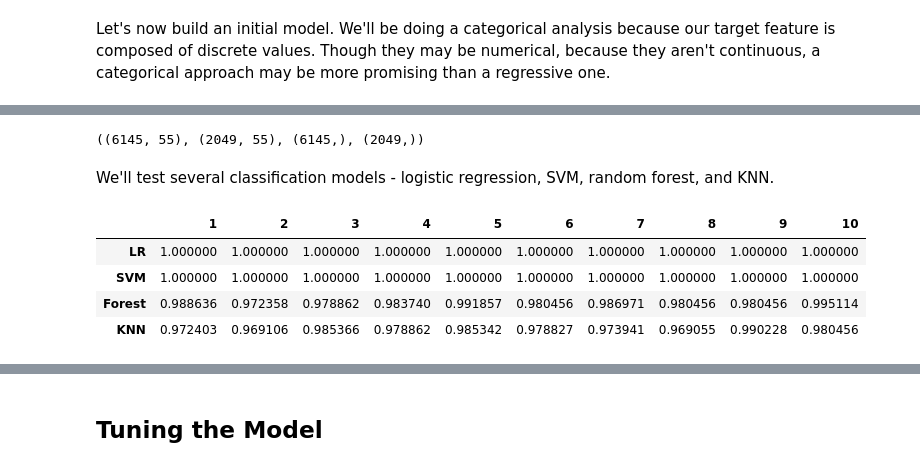
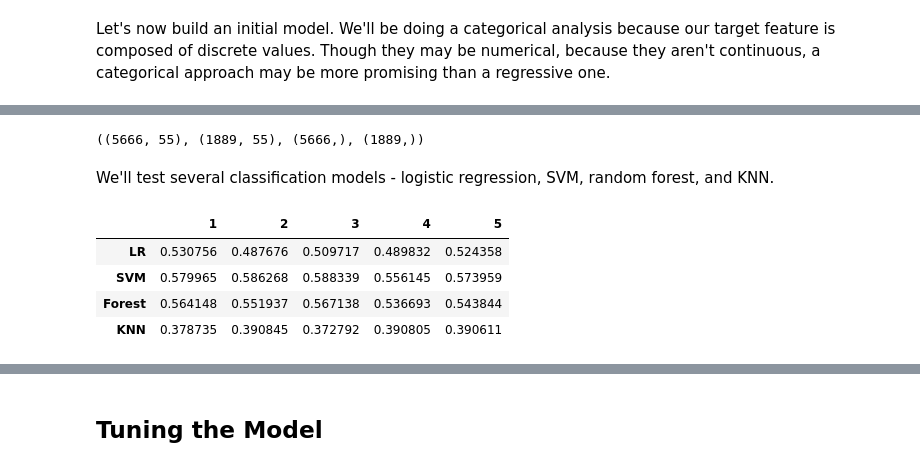
Before and after one commit to kjd999/Additional-Projects, a Jupyter notebook: Google Play Store Project/GooglePlayPred.ipynb, the cells around one changed output, grey strips where cells are left out. Saved outputs shown, nothing was run; the diff lists cells and outputs as text; code cells hidden in the pictures.

```diff
--- a/Google Play Store Project/GooglePlayPred.ipynb
+++ b/Google Play Store Project/GooglePlayPred.ipynb
@@ -426,0 +433,2 @@ Name: Installs, dtype: int64
+# %%
+gp.drop(gp.loc[gp['Installs'] <= 500].index, inplace=True)
@@ -978,0 +1016,4 @@ gpa = pd.get_dummies(gpa, columns=['Category', 'Type', 'Content Rating', 'Androi
+# %%
+# Move target variable to the end of the dataset
+feature_order = [feature for feature in list(gpa.columns) if feature not in ["Installs"]] + ["Installs"]
+gpa = gpa.loc[:, feature_order]
@@ -995,7 +1045,7 @@ X_train, X_test, y_train, y_test = train_test_split(X, y,
 # %%
 X_train.shape, X_test.shape, y_train.shape, y_test.shape
 # %% [output]
-((6145, 55), (2049, 55), (6145,), (2049,))
+((5666, 55), (1889, 55), (5666,), (1889,))
 # %%
 # standardize features using scikit-learn
 from sklearn.preprocessing import StandardScaler
@@ -1040,24 +1090,24 @@ forest = RandomForestClassifier(n_estimators=10)
 from sklearn.neighbors import KNeighborsClassifier
 knn = KNeighborsClassifier(n_neighbors=5)
 # %%
-# 10-fold cross validation for multiple algorithms
-# scoring parameter: 'accuracy', 'precision', 'recall', ‘balanced_accuracy’
+# 5-fold cross validation for multiple algorithms
+
 from sklearn.model_selection import cross_val_score
 classifiers = [log_reg, svm, forest, knn]
 
 model_scores = []
 for clf in classifiers:
-    model_scores.append(cross_val_score(clf, X_train_std, y_train, scoring='accuracy', cv=10))
+    model_scores.append(cross_val_score(clf, X_train_std, y_train, scoring='accuracy', cv=5))
 # %%
 # use a DataFrame to view the cross validation results
 
-models_df = pd.DataFrame(model_scores, columns=[1,2,3,4,5,6,7,8,9,10],
+models_df = pd.DataFrame(model_scores, columns=[1,2,3,4,5],
                                index=["LR", "SVM", "Forest", "KNN"])
 models_df
 # %% [output]
-|  | 1 | 2 | 3 | 4 | 5 | 6 | 7 | 8 | 9 | 10 |
-| LR | 1.000000 | 1.000000 | 1.000000 | 1.000000 | 1.000000 | 1.000000 | 1.000000 | 1.000000 | 1.000000 | 1.000000 |
-| SVM | 1.000000 | 1.000000 | 1.000000 | 1.000000 | 1.000000 | 1.000000 | 1.000000 | 1.000000 | 1.000000 | 1.000000 |
-| Forest | 0.988636 | 0.972358 | 0.978862 | 0.983740 | 0.991857 | 0.980456 | 0.986971 | 0.980456 | 0.980456 | 0.995114 |
-| KNN | 0.972403 | 0.969106 | 0.985366 | 0.978862 | 0.985342 | 0.978827 | 0.973941 | 0.969055 | 0.990228 | 0.980456 |
+|  | 1 | 2 | 3 | 4 | 5 |
+| LR | 0.530756 | 0.487676 | 0.509717 | 0.489832 | 0.524358 |
+| SVM | 0.579965 | 0.586268 | 0.588339 | 0.556145 | 0.573959 |
+| Forest | 0.564148 | 0.551937 | 0.567138 | 0.536693 | 0.543844 |
+| KNN | 0.378735 | 0.390845 | 0.372792 | 0.390805 | 0.390611 |
 # %%
```
Also changed, not shown: parts of 74 cells of this notebook.
